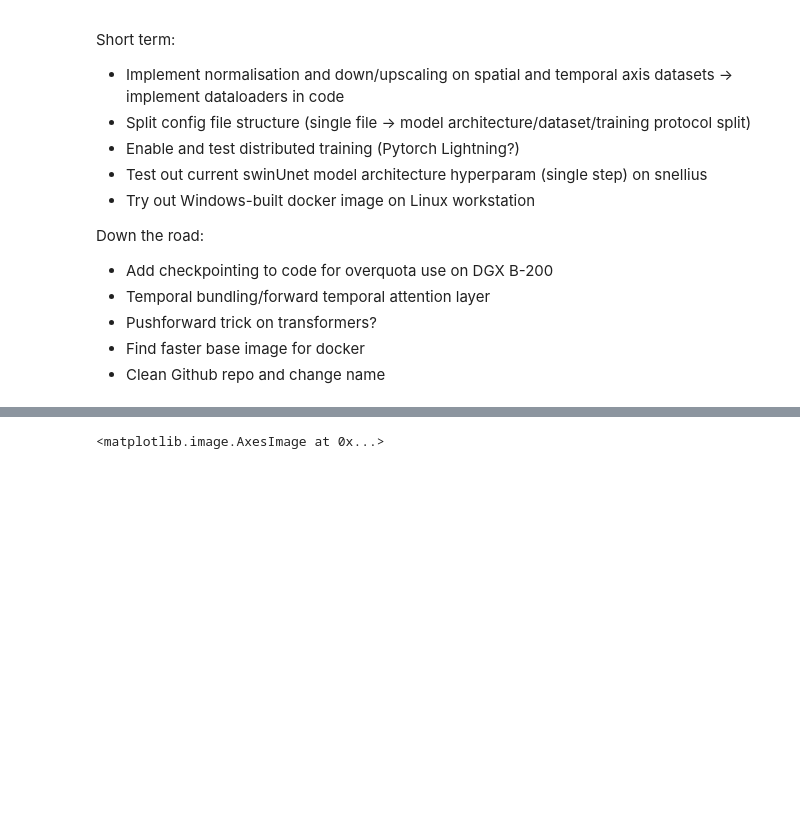
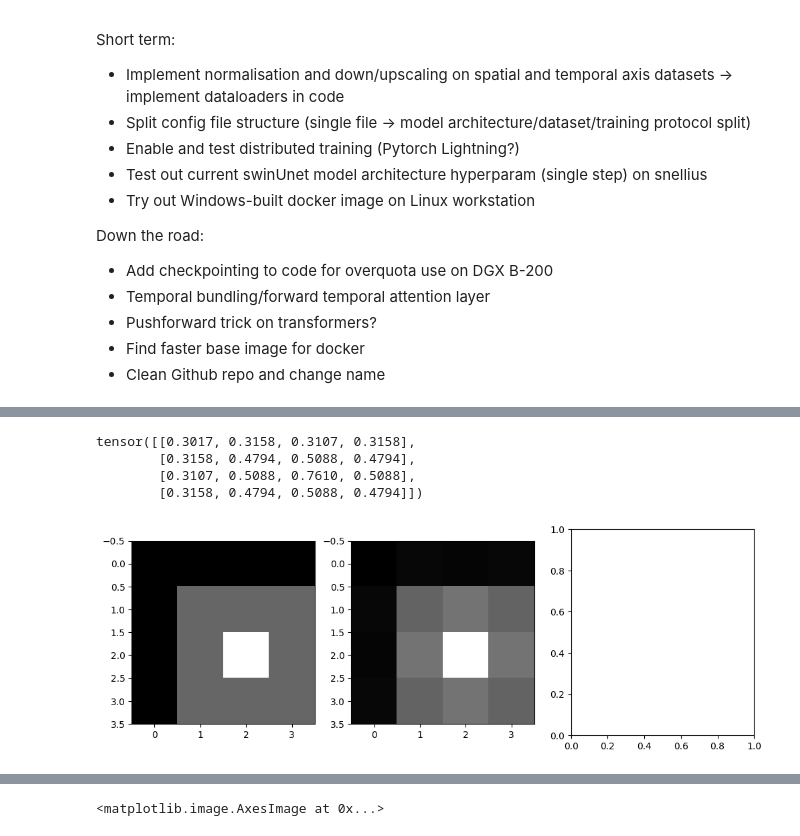
Before and after one commit to tpharmsen/AutoregressiveNeuralOperators, a Jupyter notebook: test.ipynb, the cells around one changed output, grey strips where cells are left out. Cells and saved outputs as stored; diff of their text form; code cells hidden in the pictures; blank space fills up the shorter version.

```diff
--- a/test.ipynb
+++ b/test.ipynb
@@ -236,0 +122,41 @@ plt.show()
+# %%
+signal = torch.tensor([
+    [0.3, 0.3, 0.3, 0.3],
+    [0.3, 0.5, 0.5, 0.5],
+    [0.3, 0.5, 0.8, 0.5],
+    [0.3, 0.5, 0.5, 0.5]
+])
+
+# Compute the 2D Fourier Transform
+signal_fft = torch.fft.fft2(signal)
+
+# Create the frequency grid
+# The frequencies range from -1/2 to 1/2 in both dimensions
+n, m = signal.shape
+freq_x = torch.fft.fftfreq(n).reshape(-1, 1)  # Frequency for rows
+freq_y = torch.fft.fftfreq(m).reshape(1, -1)  # Frequency for columns
+
+# Combine both frequency grids into a 2D frequency grid
+freq_grid = torch.sqrt(freq_x**2 + freq_y**2)
+
+# Now, you can use `freq_grid` to multiply the Fourier coefficients
+# For example, apply a filter based on the frequency grid
+filtered_fft = signal_fft * torch.exp(-freq_grid**2)
+#filtered_fft = freq_grid * signal_fft
+
+# Inverse FFT to get the filtered signal back
+filtered_signal = torch.fft.ifft2(filtered_fft)
+
+# Optionally, you can take the real part if you're working with real values
+filtered_signal = filtered_signal.real
+filtered_signal
+fig, ax = plt.subplots(1, 3, figsize=(12, 4))
+ax[0].imshow(signal, cmap='gray')
+ax[1].imshow(filtered_signal, cmap='gray')
+filtered_signal
+# %% [output]
+tensor([[0.3017, 0.3158, 0.3107, 0.3158],
+        [0.3158, 0.4794, 0.5088, 0.4794],
+        [0.3107, 0.5088, 0.7610, 0.5088],
+        [0.3158, 0.4794, 0.5088, 0.4794]])
+[figure, added]
```
Also changed, not shown: parts of 12 cells of this notebook.
